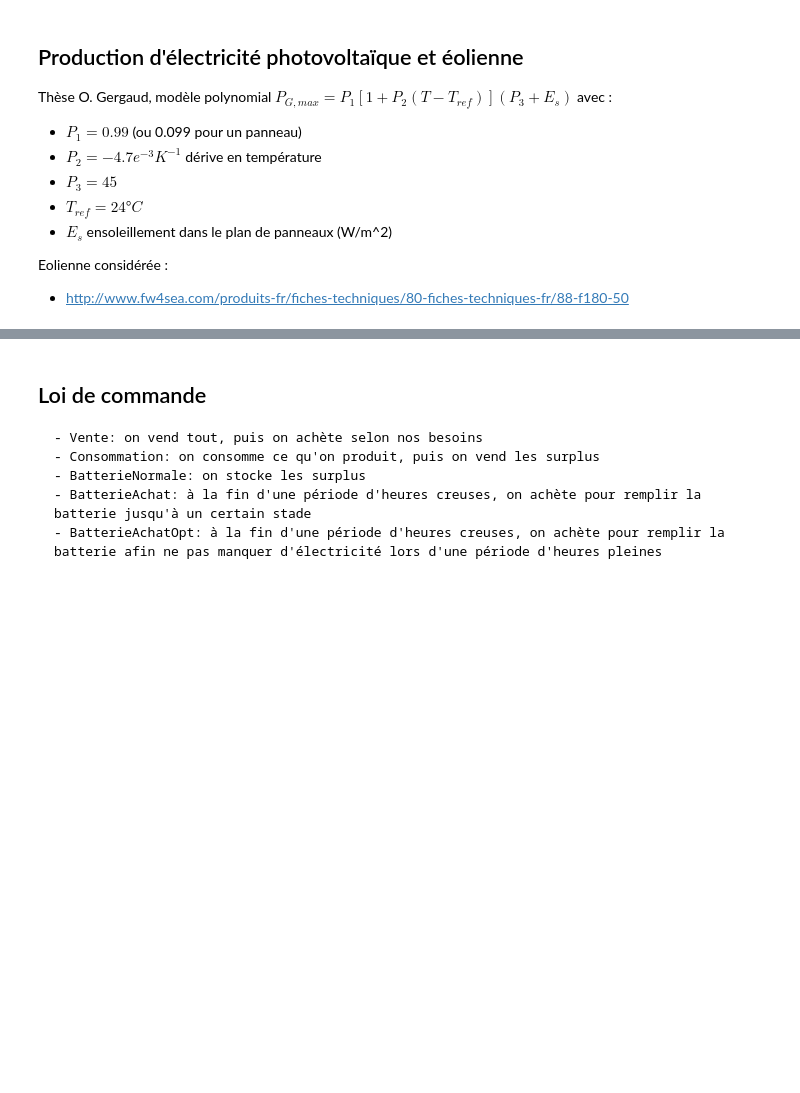
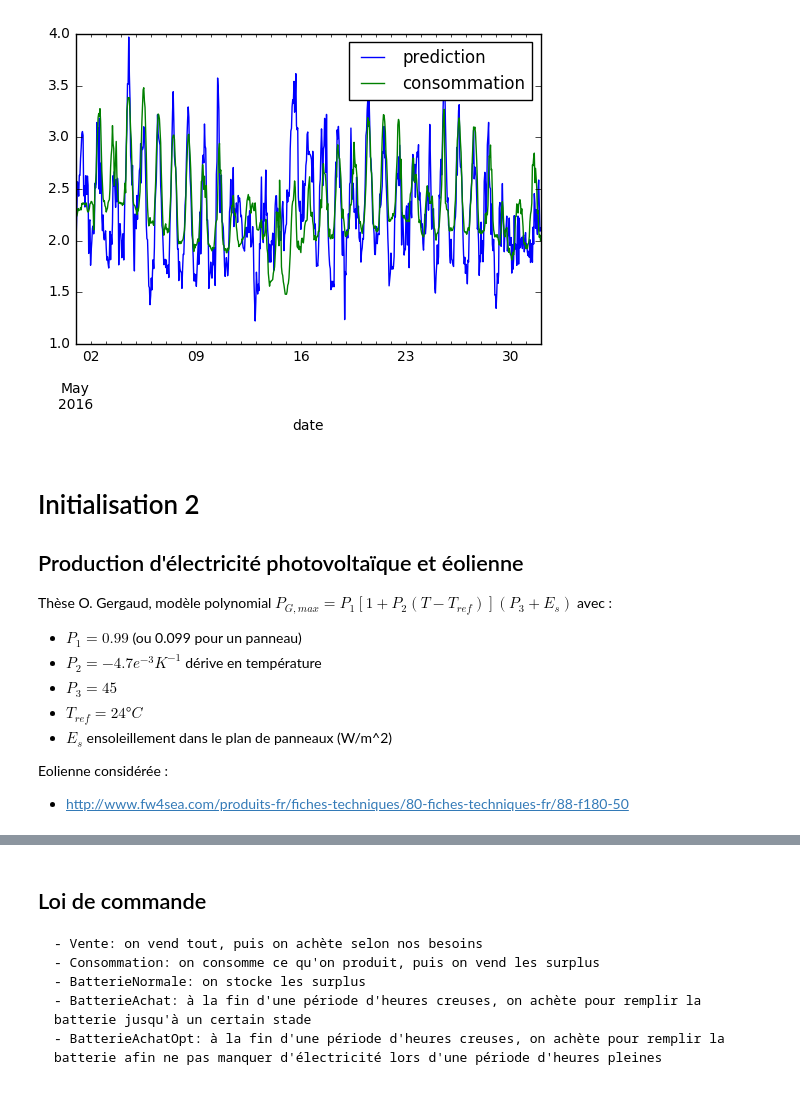
Before and after one commit to guhur/prod-electricite, a Jupyter notebook: simulations.ipynb, the cells around one changed output, grey strips where cells are left out. Drawn from its saved outputs; the diff is of its cells as text; code cells hidden in the pictures; blank space fills up the shorter version.

```diff
--- a/simulations.ipynb
+++ b/simulations.ipynb
@@ -176,4 +207,13 @@ def prediction(day):
+# %%
+plt.figure()
+bale["prediction"][a2016 & (month == 5)].plot()
+bale["consommation"][a2016 & (month == 5)].plot()
+plt.legend()
+plt.show()
+# %% [output]
+[figure, added]
 # %% [markdown]
+# Initialisation 2
 ## Production d'électricité photovoltaïque et éolienne
 Thèse O. Gergaud, modèle polynomial
 $P_{G,max} = P_1\left[ 1 + P_2 (T - T_{ref}) \right] (P_3 + E_s)$
```
Also changed, not shown: parts of 17 cells of this notebook, 1 other file.
